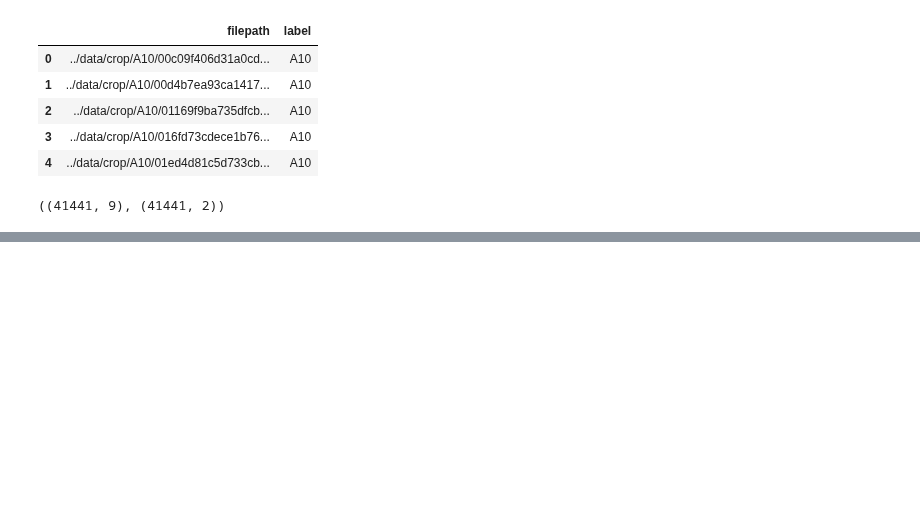
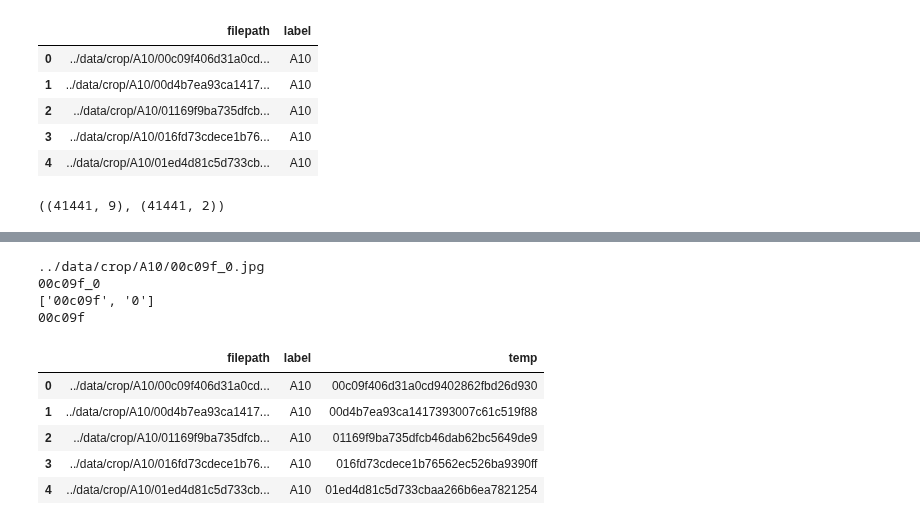
Before and after one commit to Eakempreet/ATAS_Project, a Jupyter notebook: notebooks/01_aircraft_classifier.ipynb, the cells around one changed output, grey strips where cells are left out. Saved outputs shown, nothing was run; the diff lists cells and outputs as text; code cells hidden in the pictures; blank space fills up the shorter version.

```diff
--- a/notebooks/01_aircraft_classifier.ipynb
+++ b/notebooks/01_aircraft_classifier.ipynb
@@ -391,0 +433,34 @@ Now we need to add the split column from the original CSV (`label_with_split`).
+# %%
+# How it works
+x = "../data/crop/A10/00c09f_0.jpg"
+
+path = Path(x)
+print(path)
+
+stems = path.stem
+print(stems)
+
+split = stems.rsplit("_", 1) # It splits a string from the right side at the last(only 1) underscore only.
+print(split)
+
+result = split[0]
+print(result)
+# %% [output]
+../data/crop/A10/00c09f_0.jpg
+00c09f_0
+['00c09f', '0']
+00c09f
+# %%
+# 1.) Extract base filenames temporarily for matching
+image_df["temp"] = image_df["filepath"].apply(
+    lambda x : Path(x).stem.rsplit("_", 1)[0]  # Stem -> Gives the filename without the folder and without the extension.
+)
+
+image_df.head()
+# %% [output]
+|  | filepath | label | temp |
+| 0 | ../data/crop/A10/00c09f406d31a0cd... | A10 | 00c09f406d31a0cd9402862fbd26d930 |
+| 1 | ../data/crop/A10/00d4b7ea93ca1417... | A10 | 00d4b7ea93ca1417393007c61c519f88 |
+| 2 | ../data/crop/A10/01169f9ba735dfcb... | A10 | 01169f9ba735dfcb46dab62bc5649de9 |
+| 3 | ../data/crop/A10/016fd73cdece1b76... | A10 | 016fd73cdece1b76562ec526ba9390ff |
+| 4 | ../data/crop/A10/01ed4d81c5d733cb... | A10 | 01ed4d81c5d733cbaa266b6ea7821254 |
```
Also changed, not shown: parts of 27 cells of this notebook, 1 other file.
